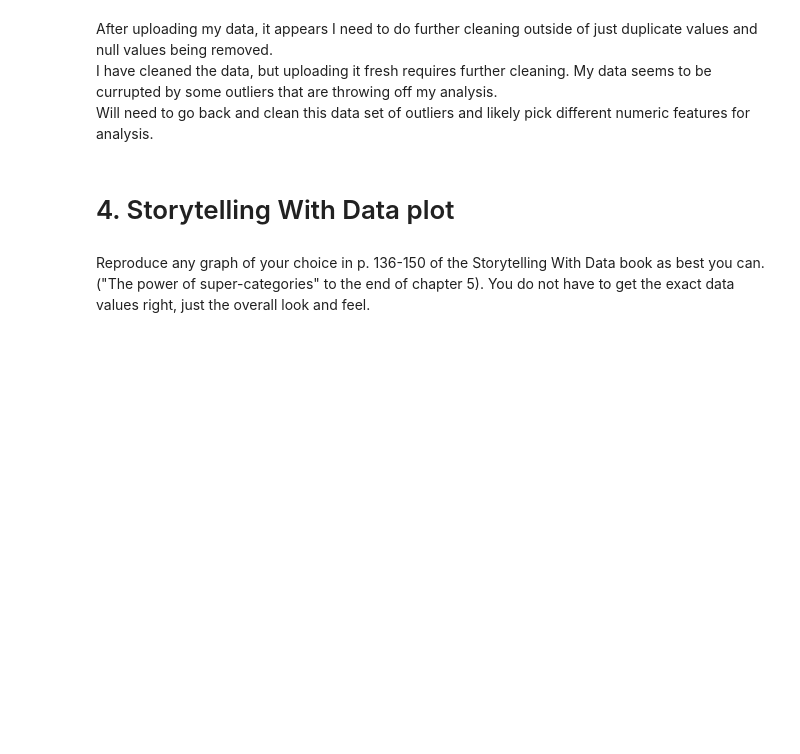
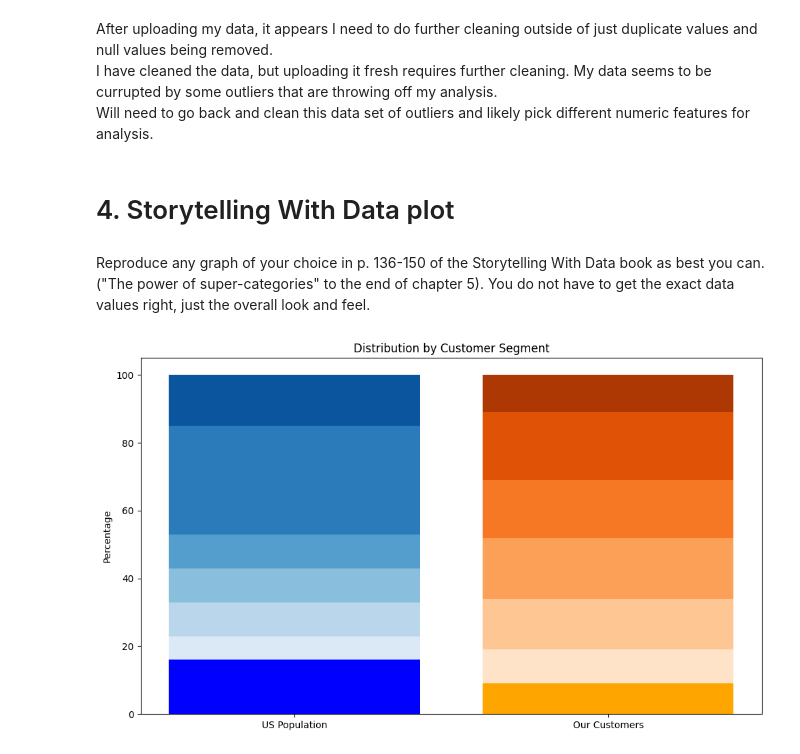
Before and after one commit to JonG-2025/Module-B-semester-2, a Jupyter notebook: Week9.ipynb, the cells around one changed output. Cells and saved outputs as stored; diff of their text form; code cells hidden in the pictures; blank space fills up the shorter version.

```diff
--- a/Week9.ipynb
+++ b/Week9.ipynb
@@ -180,3 +180,30 @@ Will need to go back and clean this data set of outliers and likely pick differe
 # 4. Storytelling With Data plot
 # %% [markdown]
 Reproduce any graph of your choice in p. 136-150 of the Storytelling With Data book as best you can. ("The power of super-categories" to the end of chapter 5). You do not have to get the exact data values right, just the overall look and feel.
+# %%
+segments = ['Segment 1', 'Segment 2', 'Segment 3', 'Segment 4', 'Segment 5', 'Segment 6', 'Segment 7']
+us_population = [16, 7, 10, 10, 10, 32, 15]
+our_customers = [9, 10, 15, 18, 17, 20, 11]
+
+y_values = np.array([us_population, our_customers])
+
+fig, ax = plt.subplots(figsize=(10, 6))
+ax.bar('US Population', y_values[0, 0], color='blue')
+bottom = y_values[0, 0]
+for i in range(1, len(segments)):
+    ax.bar('US Population', y_values[0, i], bottom=bottom, color=plt.cm.Blues(i / len(segments)))
+    bottom += y_values[0, i]
+
+ax.bar('Our Customers', y_values[1, 0], color='orange')
+bottom = y_values[1, 0]
+for i in range(1, len(segments)):
+    ax.bar('Our Customers', y_values[1, i], bottom=bottom, color=plt.cm.Oranges(i / len(segments)))
+    bottom += y_values[1, i]
+
+ax.set_ylabel('Percentage')
+ax.set_title('Distribution by Customer Segment')
+
+plt.tight_layout()
+plt.show()
+# %% [output]
+[figure, added]
```
Also changed, not shown: 1 other file.
